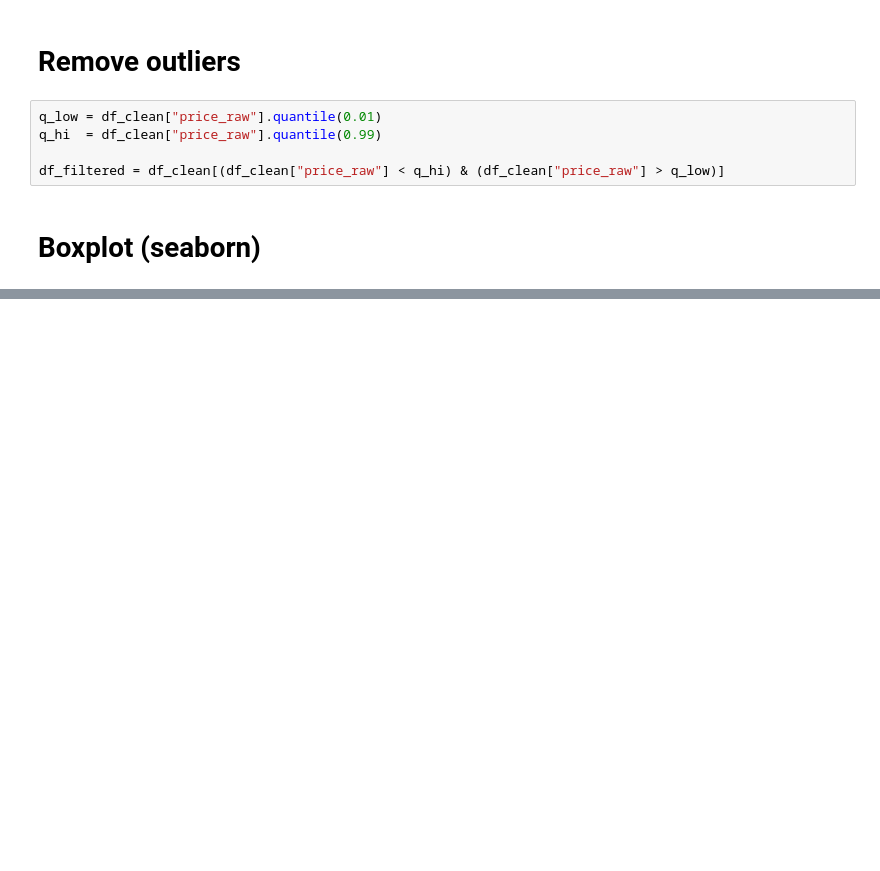
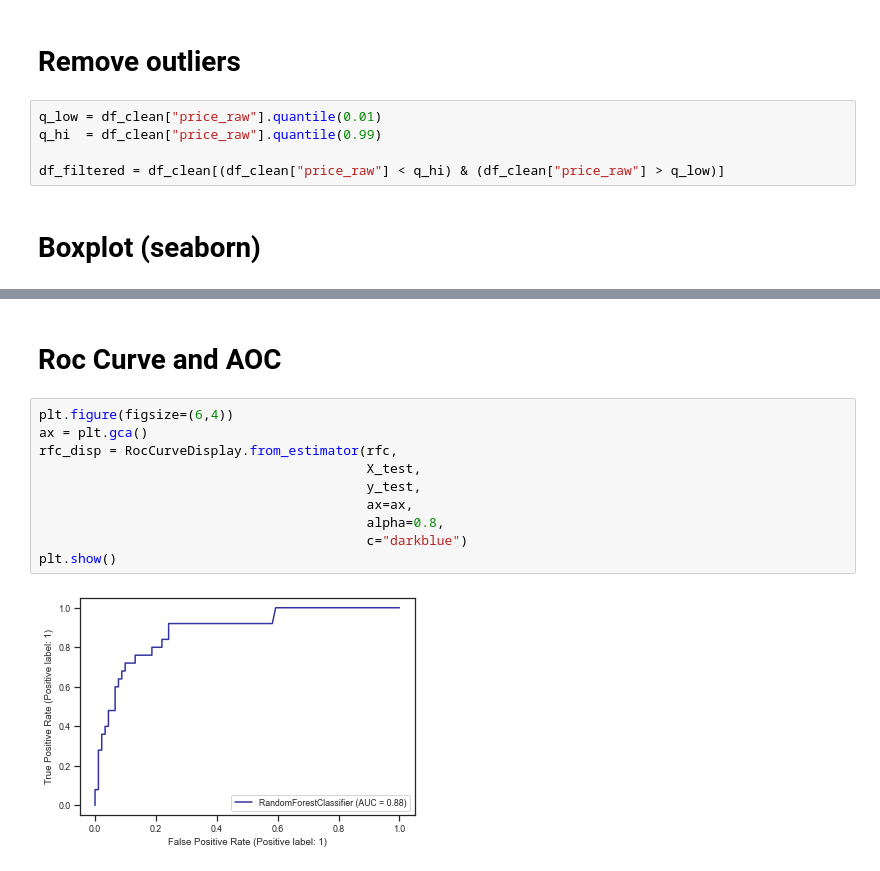
Before and after one commit to AleCecc/DA-SemesterProjekt, a Jupyter notebook: DA-Semesterprojekt.ipynb, the cells around one changed output, grey strips where cells are left out. Cells and saved outputs as stored; diff of their text form; blank space fills up the shorter version.

```diff
--- a/DA-Semesterprojekt.ipynb
+++ b/DA-Semesterprojekt.ipynb
@@ -277,0 +539,14 @@ sns.boxplot(x=df_filtered['price_raw'], color="greenyellow")
+# %% [markdown]
+# Roc Curve and AOC
+# %%
+plt.figure(figsize=(6,4))
+ax = plt.gca()
+rfc_disp = RocCurveDisplay.from_estimator(rfc,
+                                          X_test,
+                                          y_test,
+                                          ax=ax,
+                                          alpha=0.8,
+                                          c="darkblue")
+plt.show()
+# %% [output]
+[figure, added]
```
Also changed, not shown: parts of 38 cells of this notebook, 1 other file.
